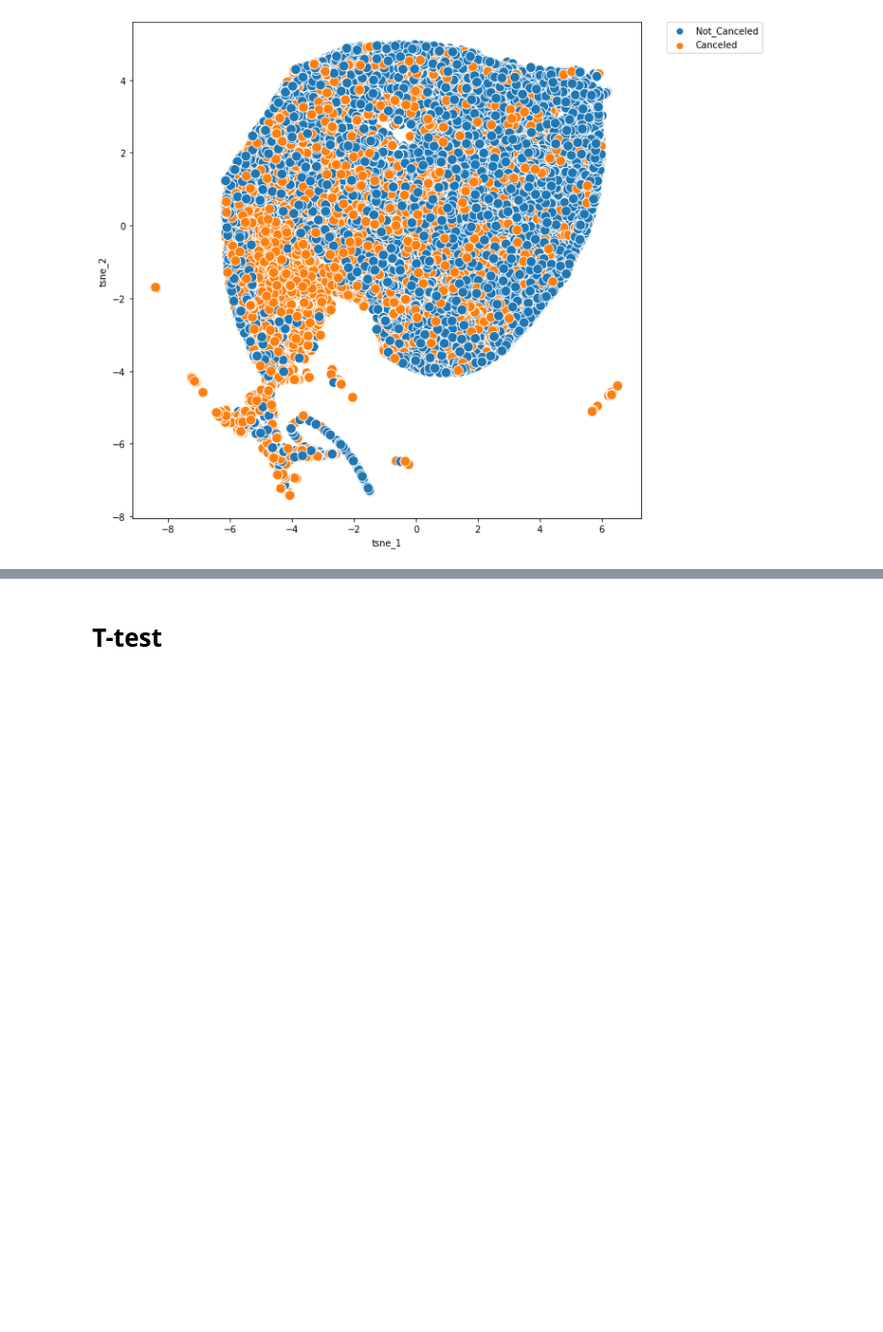
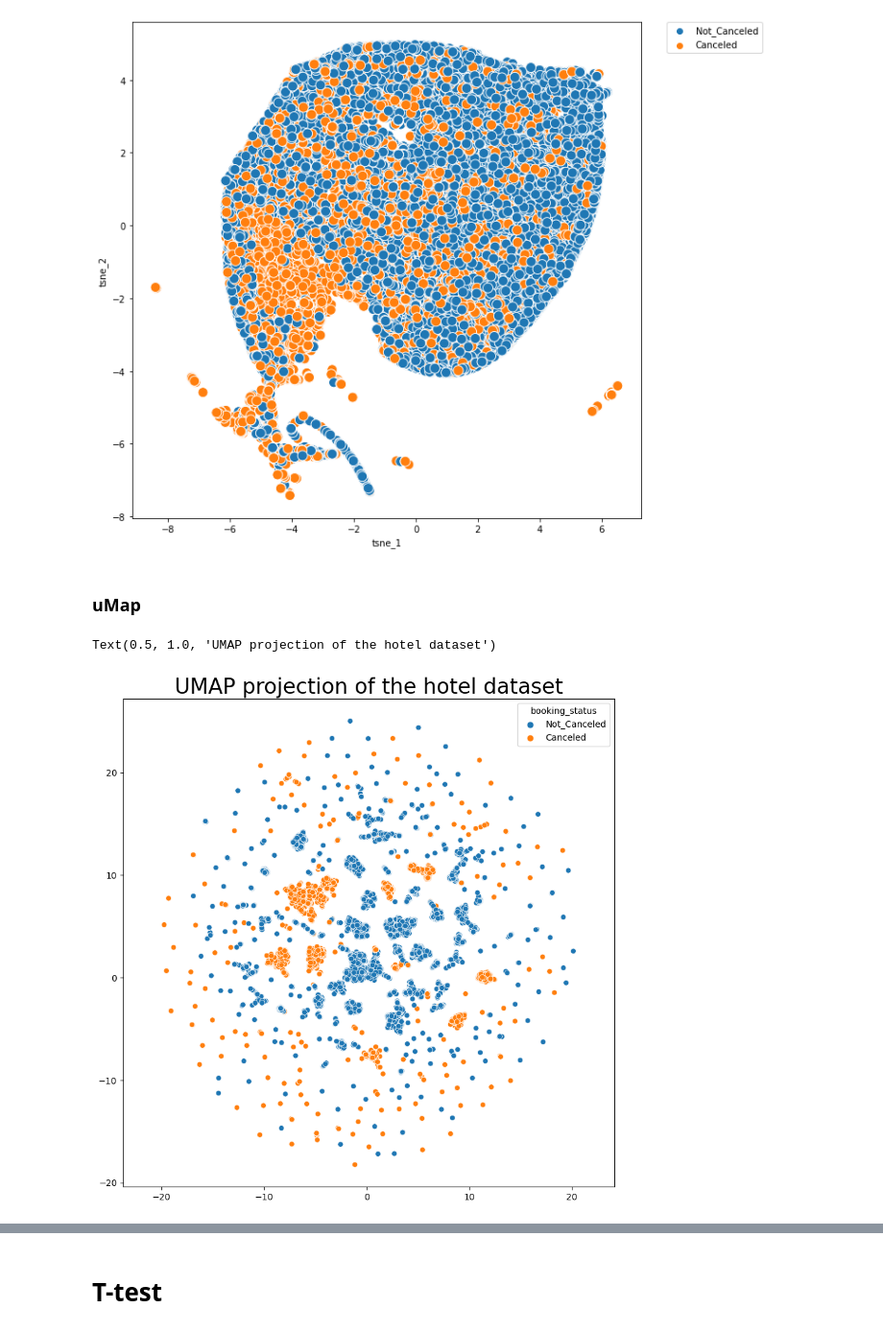
Before and after one commit to Ca3zsar/DM-Tasks, a Jupyter notebook: DM_Task1.ipynb, the cells around one changed output, grey strips where cells are left out. Shown at 96% size. Saved outputs shown, nothing was run; the diff lists cells and outputs as text; code cells hidden in the pictures; blank space fills up the shorter version.

```diff
--- a/DM_Task1.ipynb
+++ b/DM_Task1.ipynb
@@ -447,3 +448,25 @@ ax.legend(bbox_to_anchor=(1.05, 1), loc=2, borderaxespad=0.0)
 # %% [output]
 <matplotlib.legend.Legend at 0x...>
 [figure]
+# %% [markdown]
+### uMap
+# %%
+from sklearn.preprocessing import StandardScaler
+data = hotel
+
+for cat_col in categorical_columns:
+    data[cat_col] = data[cat_col].astype('category').cat.codes
+
+scaled_data = StandardScaler().fit_transform(data)
+
+reducer = umap.UMAP()
+
+embedding = reducer.fit_transform(scaled_data)
+# %%
+plt.figure(figsize=(10, 10))
+sns.scatterplot(x=embedding[:, 0], y=embedding[:, 1], hue=hotel.booking_status)
+plt.gca().set_aspect('equal', 'datalim')
+plt.title('UMAP projection of the hotel dataset', fontsize=24)
+# %% [output]
+Text(0.5, 1.0, 'UMAP projection of the hotel dataset')
+[figure, added]
```
Also changed, not shown: parts of 8 cells of this notebook, 6 other files.
